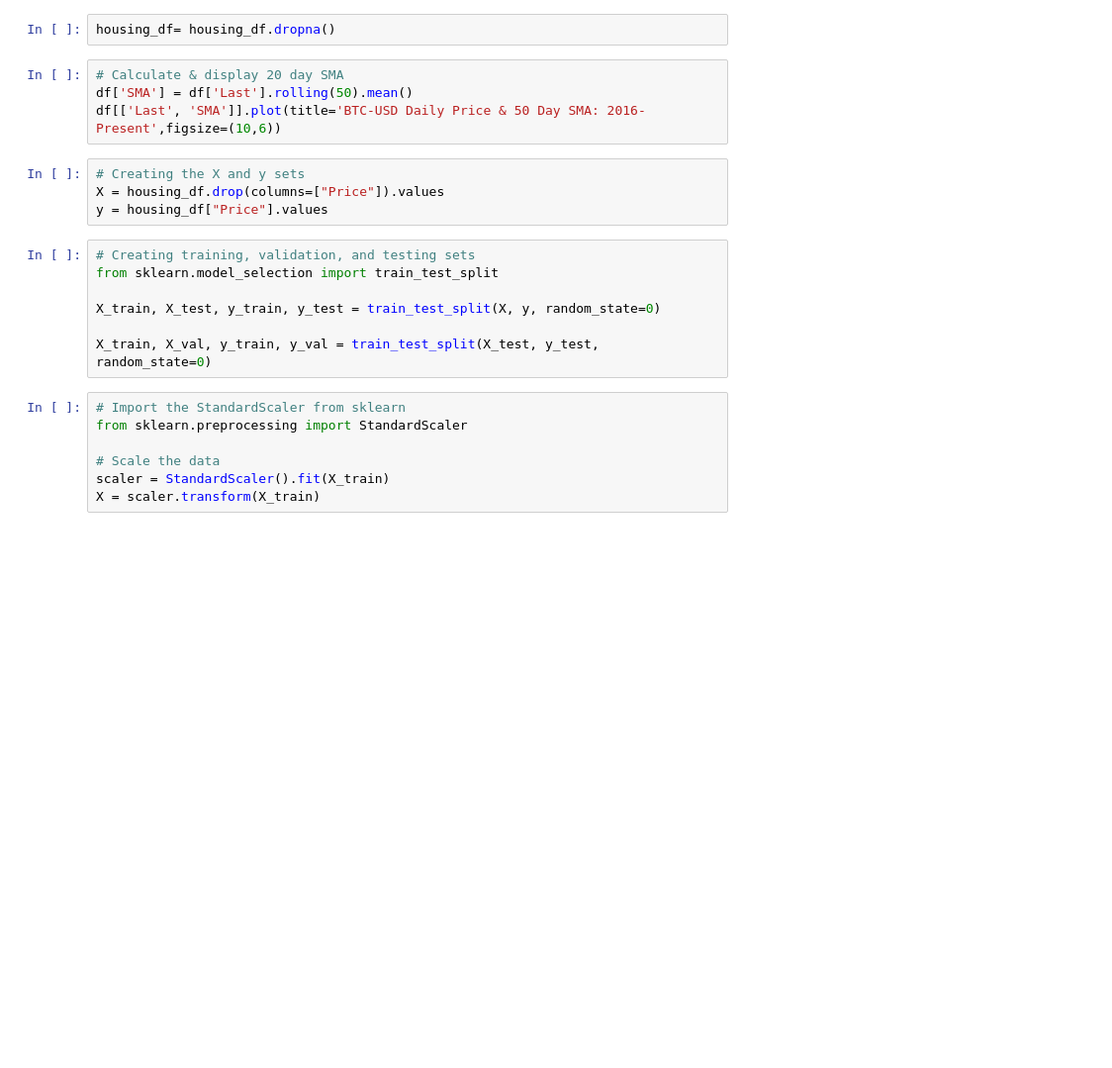
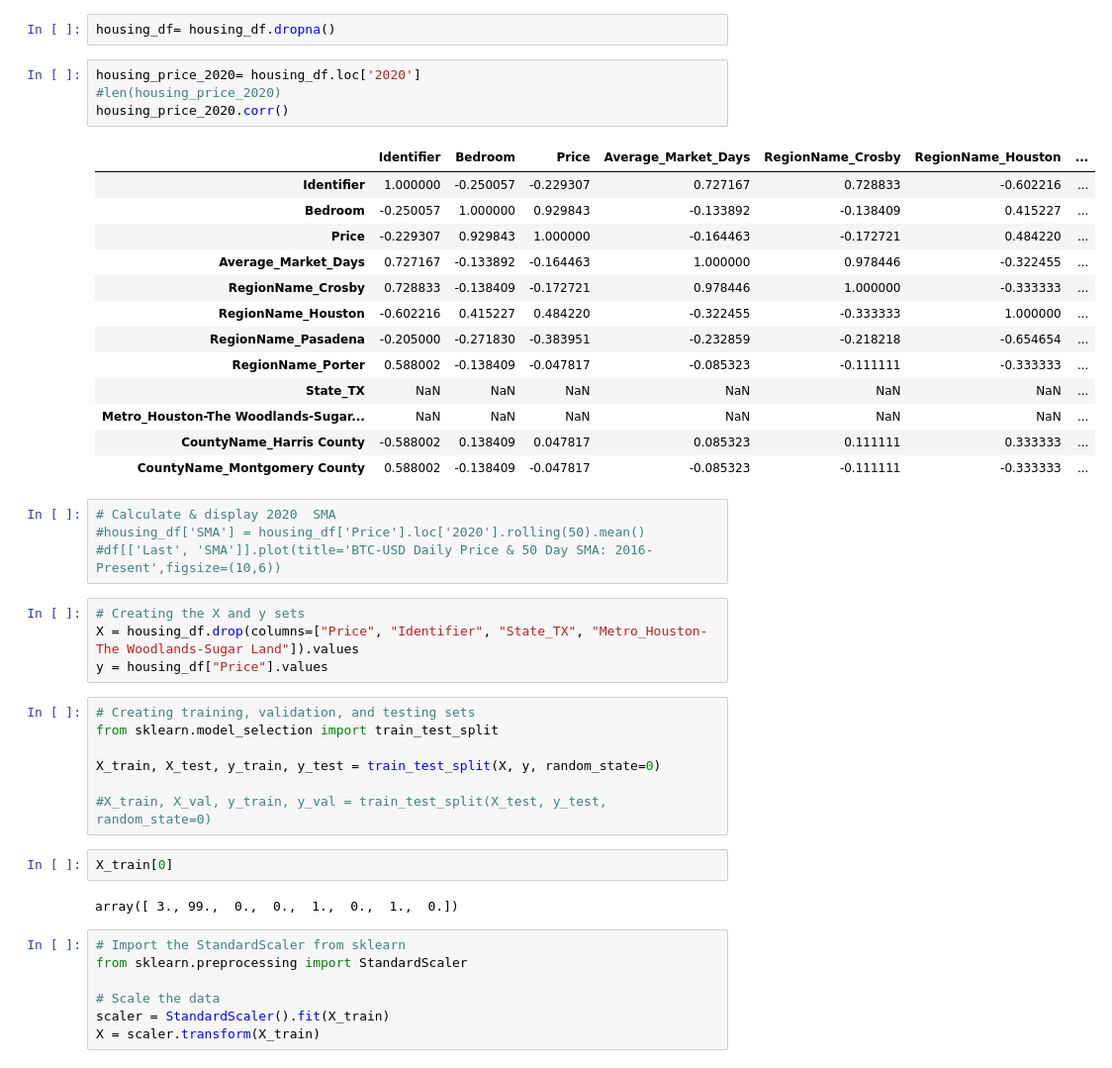
Before and after one commit to jexiamaris/project2, a Jupyter notebook: notebooks/jexi.ipynb, the cells around one changed output. Shown: that part at 99% size. Cells and saved outputs as stored; diff of their text form; blank space fills up the shorter version.

```diff
--- a/notebooks/jexi.ipynb
+++ b/notebooks/jexi.ipynb
@@ -50,12 +53,30 @@ memory usage: 114.5 KB
 # %%
 housing_df= housing_df.dropna()
+# %%
+housing_price_2020= housing_df.loc['2020']
+#len(housing_price_2020)
+housing_price_2020.corr()
+# %% [output]
+|  | Identifier | Bedroom | Price | Average_Market_Days | RegionName_Crosby | RegionName_Houston | ... |
+| Identifier | 1.000000 | -0.250057 | -0.229307 | 0.727167 | 0.728833 | -0.602216 | ... |
+| Bedroom | -0.250057 | 1.000000 | 0.929843 | -0.133892 | -0.138409 | 0.415227 | ... |
+| Price | -0.229307 | 0.929843 | 1.000000 | -0.164463 | -0.172721 | 0.484220 | ... |
+| Average_Market_Days | 0.727167 | -0.133892 | -0.164463 | 1.000000 | 0.978446 | -0.322455 | ... |
+| RegionName_Crosby | 0.728833 | -0.138409 | -0.172721 | 0.978446 | 1.000000 | -0.333333 | ... |
+| RegionName_Houston | -0.602216 | 0.415227 | 0.484220 | -0.322455 | -0.333333 | 1.000000 | ... |
+| RegionName_Pasadena | -0.205000 | -0.271830 | -0.383951 | -0.232859 | -0.218218 | -0.654654 | ... |
+| RegionName_Porter | 0.588002 | -0.138409 | -0.047817 | -0.085323 | -0.111111 | -0.333333 | ... |
+| State_TX | NaN | NaN | NaN | NaN | NaN | NaN | ... |
+| Metro_Houston-The Woodlands-Sugar... | NaN | NaN | NaN | NaN | NaN | NaN | ... |
+| CountyName_Harris County | -0.588002 | 0.138409 | 0.047817 | 0.085323 | 0.111111 | 0.333333 | ... |
+| CountyName_Montgomery County | 0.588002 | -0.138409 | -0.047817 | -0.085323 | -0.111111 | -0.333333 | ... |
 # %%
-# Calculate & display 20 day SMA
-df['SMA'] = df['Last'].rolling(50).mean()
-df[['Last', 'SMA']].plot(title='BTC-USD Daily Price & 50 Day SMA: 2016-Present',figsize=(10,6))
+# Calculate & display 2020  SMA
+#housing_df['SMA'] = housing_df['Price'].loc['2020'].rolling(50).mean()
+#df[['Last', 'SMA']].plot(title='BTC-USD Daily Price & 50 Day SMA: 2016-Present',figsize=(10,6))
 # %%
 # Creating the X and y sets
-X = housing_df.drop(columns=["Price"]).values
+X = housing_df.drop(columns=["Price", "Identifier", "State_TX", "Metro_Houston-The Woodlands-Sugar Land"]).values
 y = housing_df["Price"].values
 # %%
 # Creating training, validation, and testing sets
@@ -63,7 +84,11 @@ from sklearn.model_selection import train_test_split
 
 X_train, X_test, y_train, y_test = train_test_split(X, y, random_state=0)
 
-X_train, X_val, y_train, y_val = train_test_split(X_test, y_test, random_state=0)
+#X_train, X_val, y_train, y_val = train_test_split(X_test, y_test, random_state=0)
+# %%
+X_train[0]
+# %% [output]
+array([ 3., 99.,  0.,  0.,  1.,  0.,  1.,  0.])
 # %%
 # Import the StandardScaler from sklearn
 from sklearn.preprocessing import StandardScaler
```
Also changed, not shown: parts of 9 cells of this notebook, 1 other file.
